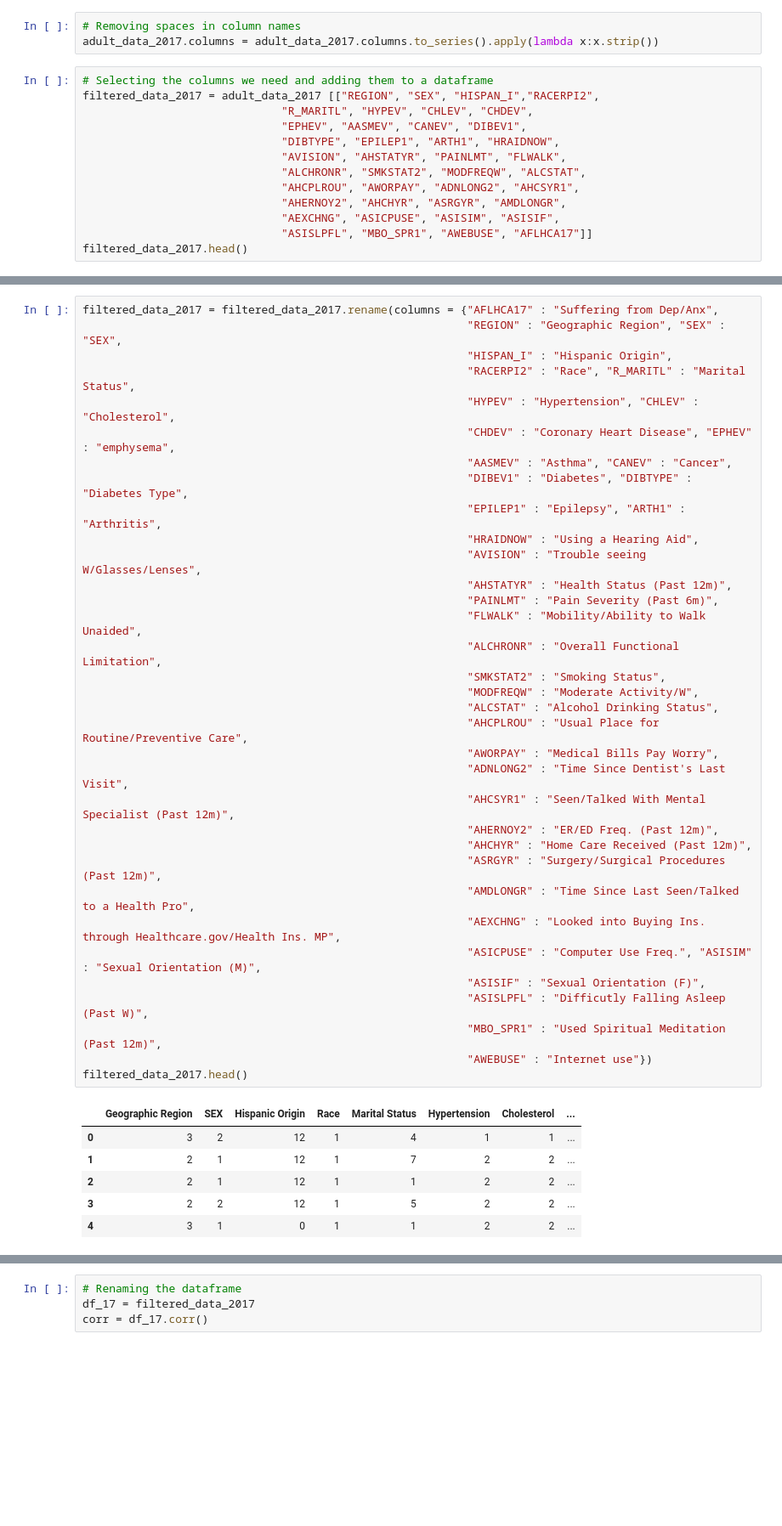
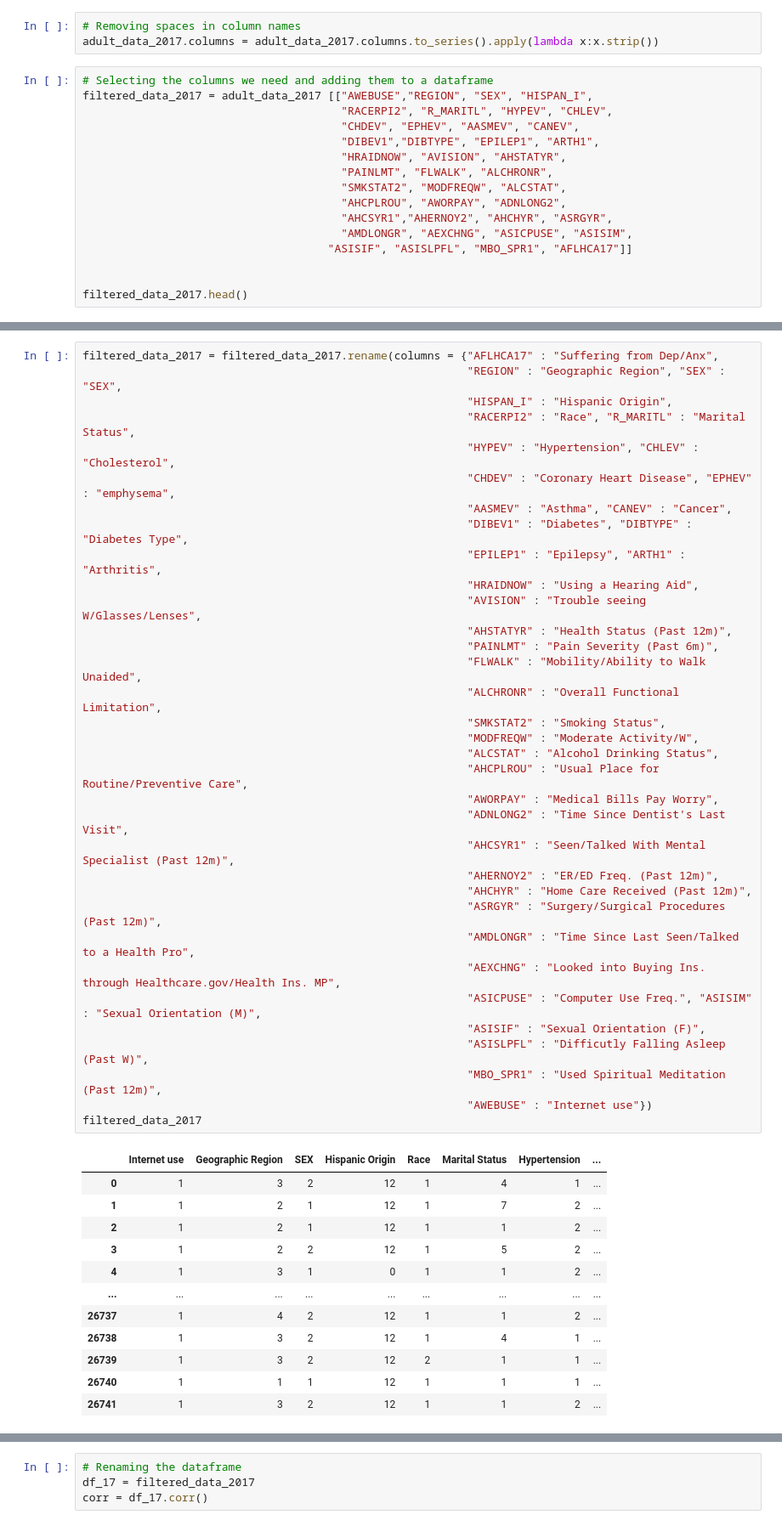
Before and after one commit to ShipraGupta16/Project_1, a Jupyter notebook: cdc_codes2.ipynb, the cells around one changed output, grey strips where cells are left out. Shown: that part at 85% size. Drawn from its saved outputs; the diff is of its cells as text; blank space fills up the shorter version.

```diff
--- a/cdc_codes2.ipynb
+++ b/cdc_codes2.ipynb
@@ -52,15 +52,18 @@ cdc_df
 adult_data_2017.columns = adult_data_2017.columns.to_series().apply(lambda x:x.strip())
 # %%
 # Selecting the columns we need and adding them to a dataframe
-filtered_data_2017 = adult_data_2017 [["REGION", "SEX", "HISPAN_I","RACERPI2",
-                              "R_MARITL", "HYPEV", "CHLEV", "CHDEV",
-                              "EPHEV", "AASMEV", "CANEV", "DIBEV1",
-                              "DIBTYPE", "EPILEP1", "ARTH1", "HRAIDNOW",
-                              "AVISION", "AHSTATYR", "PAINLMT", "FLWALK",
-                              "ALCHRONR", "SMKSTAT2", "MODFREQW", "ALCSTAT",
-                              "AHCPLROU", "AWORPAY", "ADNLONG2", "AHCSYR1",
-                              "AHERNOY2", "AHCHYR", "ASRGYR", "AMDLONGR",
-                              "AEXCHNG", "ASICPUSE", "ASISIM", "ASISIF",
-                              "ASISLPFL", "MBO_SPR1", "AWEBUSE", "AFLHCA17"]]
+filtered_data_2017 = adult_data_2017 [["AWEBUSE","REGION", "SEX", "HISPAN_I",
+                                       "RACERPI2", "R_MARITL", "HYPEV", "CHLEV",
+                                       "CHDEV", "EPHEV", "AASMEV", "CANEV",
+                                       "DIBEV1","DIBTYPE", "EPILEP1", "ARTH1",
+                                       "HRAIDNOW", "AVISION", "AHSTATYR",
+                                       "PAINLMT", "FLWALK", "ALCHRONR",
+                                       "SMKSTAT2", "MODFREQW", "ALCSTAT",
+                                       "AHCPLROU", "AWORPAY", "ADNLONG2",
+                                       "AHCSYR1","AHERNOY2", "AHCHYR", "ASRGYR",
+                                       "AMDLONGR", "AEXCHNG", "ASICPUSE", "ASISIM",
+                                     "ASISIF", "ASISLPFL", "MBO_SPR1", "AFLHCA17"]]
+
+
 filtered_data_2017.head()
 # %% [output]
@@ -78,37 +81,43 @@ filtered_data_2017 = filtered_data_2017.rename(columns = {"AFLHCA17" : "Sufferin
                                                           "RACERPI2" : "Race", "R_MARITL" : "Marital Status",
                                                           "HYPEV" : "Hypertension", "CHLEV" : "Cholesterol",
                                                           "CHDEV" : "Coronary Heart Disease", "EPHEV" : "emphysema",
                                                           "AASMEV" : "Asthma", "CANEV" : "Cancer",
                                                           "DIBEV1" : "Diabetes", "DIBTYPE" : "Diabetes Type",
                                                           "EPILEP1" : "Epilepsy", "ARTH1" : "Arthritis",
                                                           "HRAIDNOW" : "Using a Hearing Aid",
                                                           "AVISION" : "Trouble seeing W/Glasses/Lenses",
                                                           "AHSTATYR" : "Health Status (Past 12m)",
                                                           "PAINLMT" : "Pain Severity (Past 6m)",
                                                           "FLWALK" : "Mobility/Ability to Walk Unaided",
                                                           "ALCHRONR" : "Overall Functional Limitation",
                                                           "SMKSTAT2" : "Smoking Status",
                                                           "MODFREQW" : "Moderate Activity/W",
                                                           "ALCSTAT" : "Alcohol Drinking Status",
                                                           "AHCPLROU" : "Usual Place for Routine/Preventive Care",
                                                           "AWORPAY" : "Medical Bills Pay Worry",
                                                           "ADNLONG2" : "Time Since Dentist's Last Visit",
                                                           "AHCSYR1" : "Seen/Talked With Mental Specialist (Past 12m)",
                                                           "AHERNOY2" : "ER/ED Freq. (Past 12m)",
                                                           "AHCHYR" : "Home Care Received (Past 12m)",
                                                           "ASRGYR" : "Surgery/Surgical Procedures (Past 12m)",
                                                           "AMDLONGR" : "Time Since Last Seen/Talked to a Health Pro",
                                                           "AEXCHNG" : "Looked into Buying Ins. through Healthcare.gov/Health Ins. MP",
                                                           "ASICPUSE" : "Computer Use Freq.", "ASISIM" : "Sexual Orientation (M)",
                                                           "ASISIF" : "Sexual Orientation (F)",
                                                           "ASISLPFL" : "Difficutly Falling Asleep (Past W)",
                                                           "MBO_SPR1" : "Used Spiritual Meditation (Past 12m)",
                                                           "AWEBUSE" : "Internet use"})
-filtered_data_2017.head()
+filtered_data_2017
 # %% [output]
-|  | Geographic Region | SEX | Hispanic Origin | Race | Marital Status | Hypertension | Cholesterol | ... |
-| 0 | 3 | 2 | 12 | 1 | 4 | 1 | 1 | ... |
-| 1 | 2 | 1 | 12 | 1 | 7 | 2 | 2 | ... |
-| 2 | 2 | 1 | 12 | 1 | 1 | 2 | 2 | ... |
-| 3 | 2 | 2 | 12 | 1 | 5 | 2 | 2 | ... |
-| 4 | 3 | 1 | 0 | 1 | 1 | 2 | 2 | ... |
+|  | Internet use | Geographic Region | SEX | Hispanic Origin | Race | Marital Status | Hypertension | ... |
+| 0 | 1 | 3 | 2 | 12 | 1 | 4 | 1 | ... |
+| 1 | 1 | 2 | 1 | 12 | 1 | 7 | 2 | ... |
+| 2 | 1 | 2 | 1 | 12 | 1 | 1 | 2 | ... |
+| 3 | 1 | 2 | 2 | 12 | 1 | 5 | 2 | ... |
+| 4 | 1 | 3 | 1 | 0 | 1 | 1 | 2 | ... |
+| ... | ... | ... | ... | ... | ... | ... | ... | ... |
+| 26737 | 1 | 4 | 2 | 12 | 1 | 1 | 2 | ... |
+| 26738 | 1 | 3 | 2 | 12 | 1 | 4 | 1 | ... |
+| 26739 | 1 | 3 | 2 | 12 | 2 | 1 | 1 | ... |
+| 26740 | 1 | 1 | 1 | 12 | 1 | 1 | 1 | ... |
+| 26741 | 1 | 3 | 2 | 12 | 1 | 1 | 2 | ... |
```
Also changed, not shown: parts of 4 cells of this notebook, 2 other files.
